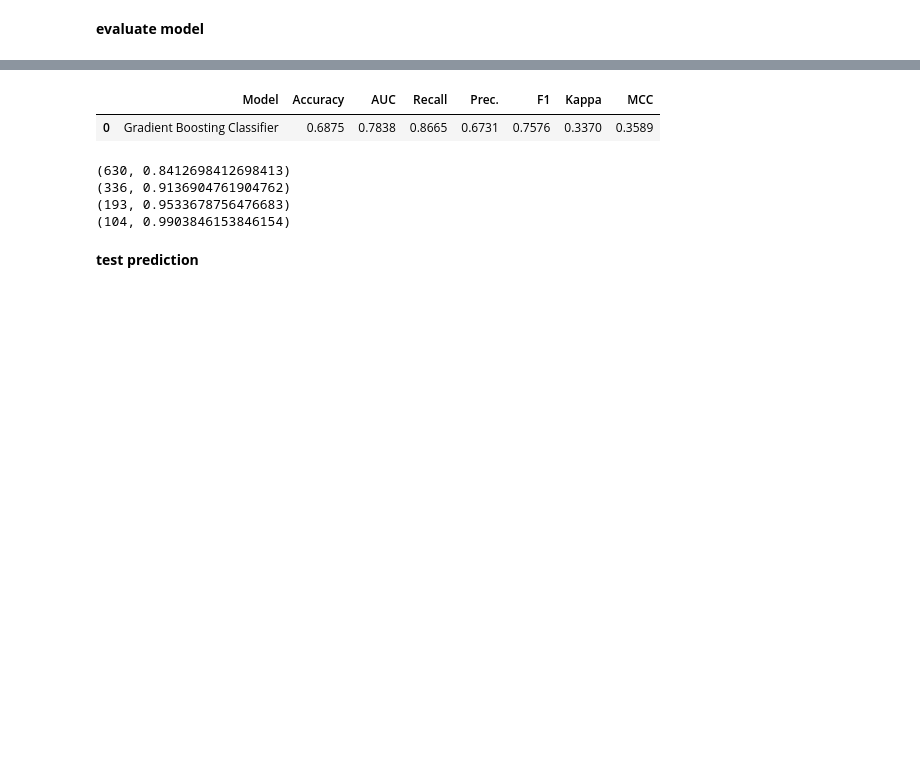
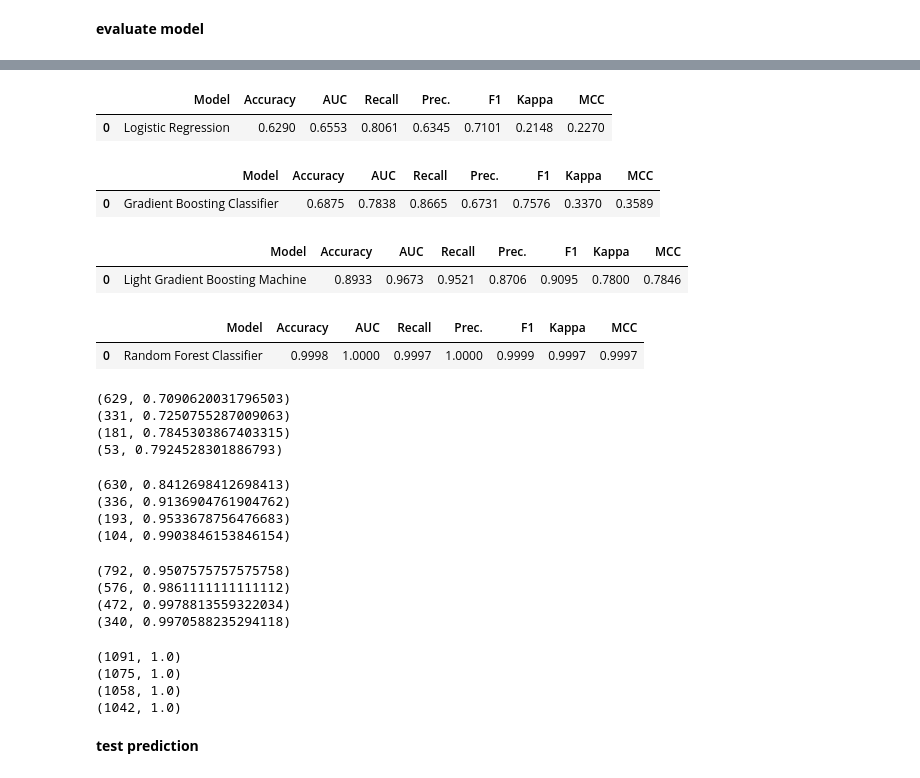
Before and after one commit to sculd/mlb-props, a Jupyter notebook: model_training_run.ipynb, the cells around one changed output, grey strips where cells are left out. Saved outputs shown, nothing was run; the diff lists cells and outputs as text; code cells hidden in the pictures; blank space fills up the shorter version.

Commit message:
compare lr, gbc, lightgbm, rf models, finally choose rf

```diff
--- a/model_training_run.ipynb
+++ b/model_training_run.ipynb
@@ -266,21 +265,14 @@ per the test set precision `gbc` seems to be a better choice.
 
 `ada` shows very low recall thus inpractical.
-# %%
-regression_model = regression_model_gbc
+# %%
+def predict_and_odds(df_data, regression_model):
+    df_prediction = pycaret.classification.predict_model(data = df_data, estimator = regression_model)
+    df_prediction = pd.merge(df_prediction, df_player_team_positions[['player_id','player_team_name']], left_on='batting_id', right_on='player_id', how='left')
+    df_prediction["theo_odds"] = df_prediction["prediction_score"].apply(model.common.odds_calculator)
+    return df_prediction
 # %%
 def get_eval_profile(df_prediction, score_threshold):
     confident_prediction = df_prediction[(df_prediction["prediction_score"] >= score_threshold) & (df_prediction["prediction_label"] == 1)].sort_values(by = "prediction_score", ascending = False).drop_duplicates("batting_name")
     confident_prediction[['game_date', "batting_name", "batting_hit_recorded",	"prediction_score", "player_team_name", "theo_odds"]]
     l =len(confident_prediction)
     return l, confident_prediction.batting_hit_recorded.sum() / l
-# %%
-def predict_and_odds(df_data):
-    df_prediction = pycaret.classification.predict_model(data = df_data, estimator = regression_model)
-    df_prediction = pd.merge(df_prediction, df_player_team_positions[['player_id','player_team_name']], left_on='batting_id', right_on='player_id', how='left')
-    df_prediction["theo_odds"] = df_prediction["prediction_score"].apply(model.common.odds_calculator)
-    return df_prediction
-# %%
-train_prediction = predict_and_odds(train_data)
-# %% [output]
-|  | Model | Accuracy | AUC | Recall | Prec. | F1 | Kappa | MCC |
-| 0 | Gradient Boosting Classifier | 0.6875 | 0.7838 | 0.8665 | 0.6731 | 0.7576 | 0.3370 | 0.3589 |
@@ -287,12 +281,56 @@ train_prediction = predict_and_odds(train_data)
+# %%
+train_prediction_lr = predict_and_odds(train_data, regression_model_lr)
+train_prediction_gbc = predict_and_odds(train_data, regression_model_gbc)
+train_prediction_lightgbm = predict_and_odds(train_data, regression_model_lightgbm)
+train_prediction_rf = predict_and_odds(train_data, regression_model_rf)
+# %% [output]
+|  | Model | Accuracy | AUC | Recall | Prec. | F1 | Kappa | MCC |
+| 0 | Logistic Regression | 0.6290 | 0.6553 | 0.8061 | 0.6345 | 0.7101 | 0.2148 | 0.2270 |
+|  | Model | Accuracy | AUC | Recall | Prec. | F1 | Kappa | MCC |
+| 0 | Gradient Boosting Classifier | 0.6875 | 0.7838 | 0.8665 | 0.6731 | 0.7576 | 0.3370 | 0.3589 |
+|  | Model | Accuracy | AUC | Recall | Prec. | F1 | Kappa | MCC |
+| 0 | Light Gradient Boosting Machine | 0.8933 | 0.9673 | 0.9521 | 0.8706 | 0.9095 | 0.7800 | 0.7846 |
+|  | Model | Accuracy | AUC | Recall | Prec. | F1 | Kappa | MCC |
+| 0 | Random Forest Classifier | 0.9998 | 1.0000 | 0.9997 | 1.0000 | 0.9999 | 0.9997 | 0.9997 |
 # %%
-print(get_eval_profile(train_prediction, 0.6))
-print(get_eval_profile(train_prediction, 0.7))
-print(get_eval_profile(train_prediction, 0.75))
-print(get_eval_profile(train_prediction, 0.80))
+print(get_eval_profile(train_prediction_lr, 0.6))
+print(get_eval_profile(train_prediction_lr, 0.7))
+print(get_eval_profile(train_prediction_lr, 0.75))
+print(get_eval_profile(train_prediction_lr, 0.80))
 # %% [output]
-(630, 0.8412698412698413)
-(336, 0.9136904761904762)
-(193, 0.9533678756476683)
-(104, 0.9903846153846154)
+(629, 0.7090620031796503)
+(331, 0.7250755287009063)
+(181, 0.7845303867403315)
+(53, 0.7924528301886793)
+# %%
+print(get_eval_profile(train_prediction_gbc, 0.6))
+print(get_eval_profile(train_prediction_gbc, 0.7))
+print(get_eval_profile(train_prediction_gbc, 0.75))
+print(get_eval_profile(train_prediction_gbc, 0.80))
+# %% [output]
+(630, 0.8412698412698413)
+(336, 0.9136904761904762)
+(193, 0.9533678756476683)
+(104, 0.9903846153846154)
+# %%
+print(get_eval_profile(train_prediction_lightgbm, 0.6))
+print(get_eval_profile(train_prediction_lightgbm, 0.7))
+print(get_eval_profile(train_prediction_lightgbm, 0.75))
+print(get_eval_profile(train_prediction_lightgbm, 0.80))
+# %% [output]
+(792, 0.9507575757575758)
+(576, 0.9861111111111112)
+(472, 0.9978813559322034)
+(340, 0.9970588235294118)
+# %%
+print(get_eval_profile(train_prediction_rf, 0.6))
+print(get_eval_profile(train_prediction_rf, 0.7))
+print(get_eval_profile(train_prediction_rf, 0.75))
+print(get_eval_profile(train_prediction_rf, 0.80))
+# %% [output]
+(1091, 1.0)
+(1075, 1.0)
+(1058, 1.0)
+(1042, 1.0)
 # %% [markdown]
 **test prediction**
```
Also changed, not shown: parts of 17 cells of this notebook, 2 other files.
